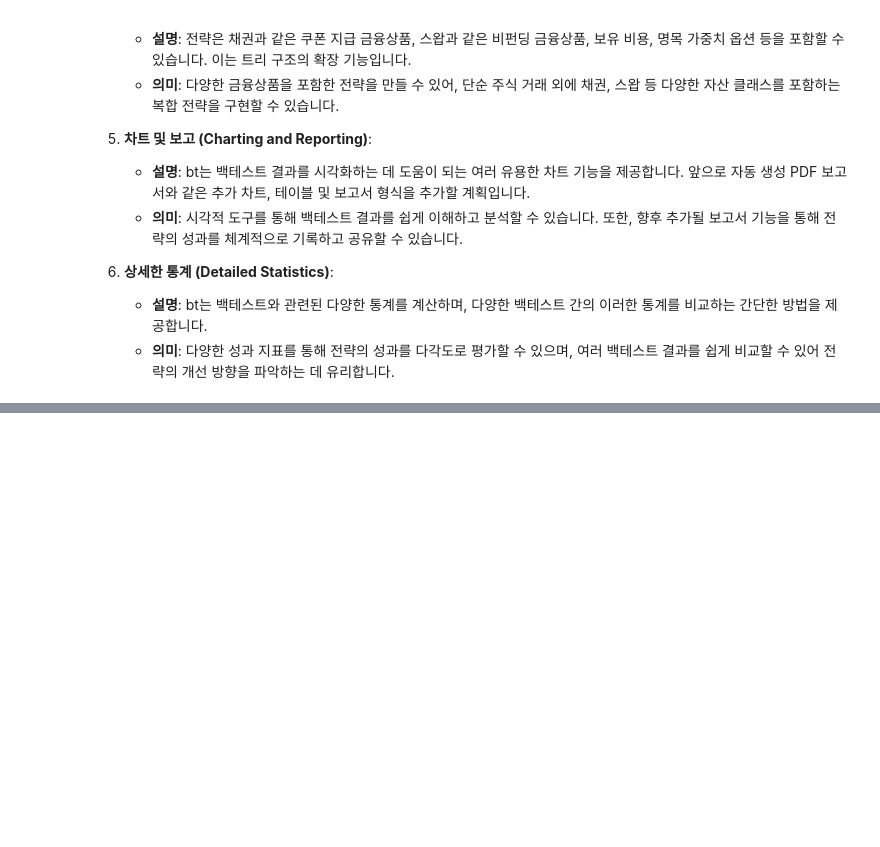
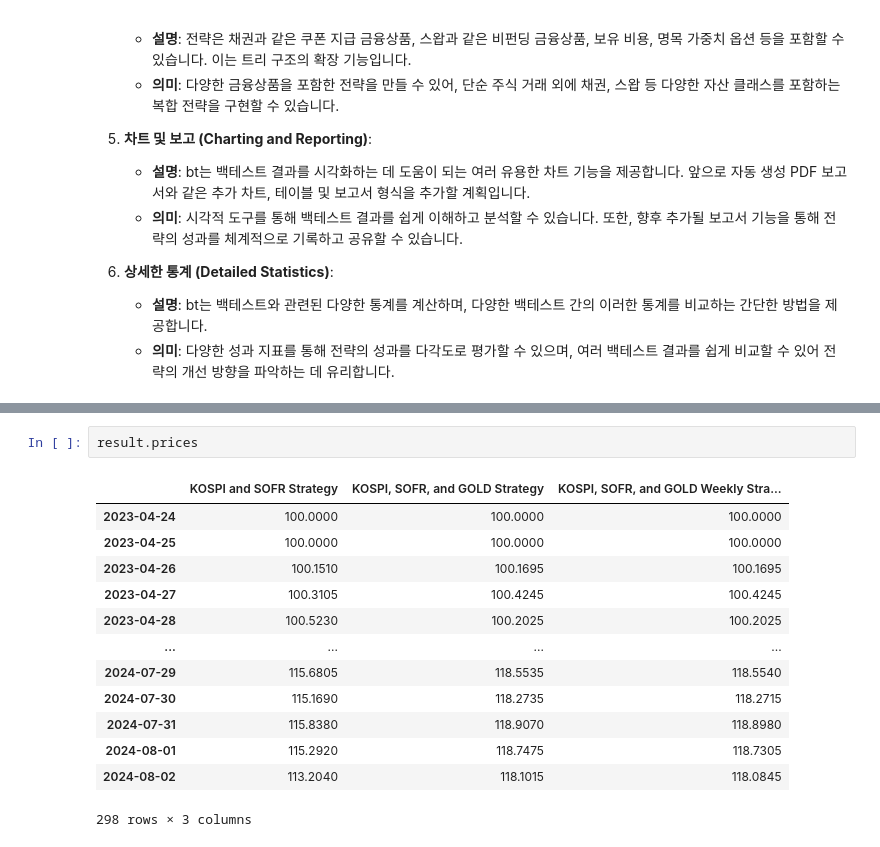
Before and after one commit to birdblues/kbtest, a Jupyter notebook: bt-test.ipynb, the cells around one changed output, grey strips where cells are left out. Drawn from its saved outputs; the diff is of its cells as text; blank space fills up the shorter version.

```diff
--- a/bt-test.ipynb
+++ b/bt-test.ipynb
@@ -313,0 +550,16 @@ Win 12m %            90.24%      87.20%
+# %%
+result.prices
+# %% [output]
+|  | KOSPI and SOFR Strategy | KOSPI, SOFR, and GOLD Strategy | KOSPI, SOFR, and GOLD Weekly Stra... |
+| 2023-04-24 | 100.0000 | 100.0000 | 100.0000 |
+| 2023-04-25 | 100.0000 | 100.0000 | 100.0000 |
+| 2023-04-26 | 100.1510 | 100.1695 | 100.1695 |
+| 2023-04-27 | 100.3105 | 100.4245 | 100.4245 |
+| 2023-04-28 | 100.5230 | 100.2025 | 100.2025 |
+| ... | ... | ... | ... |
+| 2024-07-29 | 115.6805 | 118.5535 | 118.5540 |
+| 2024-07-30 | 115.1690 | 118.2735 | 118.2715 |
+| 2024-07-31 | 115.8380 | 118.9070 | 118.8980 |
+| 2024-08-01 | 115.2920 | 118.7475 | 118.7305 |
+| 2024-08-02 | 113.2040 | 118.1015 | 118.0845 |
+298 rows × 3 columns
```
Also changed, not shown: parts of 11 cells of this notebook, 23 other files.
